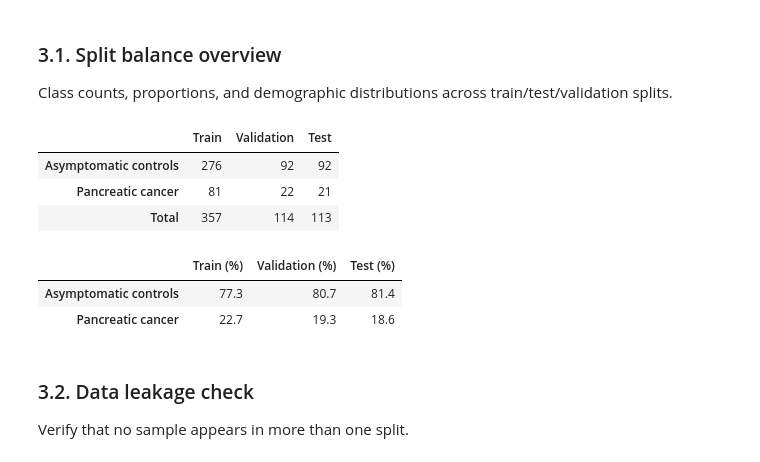
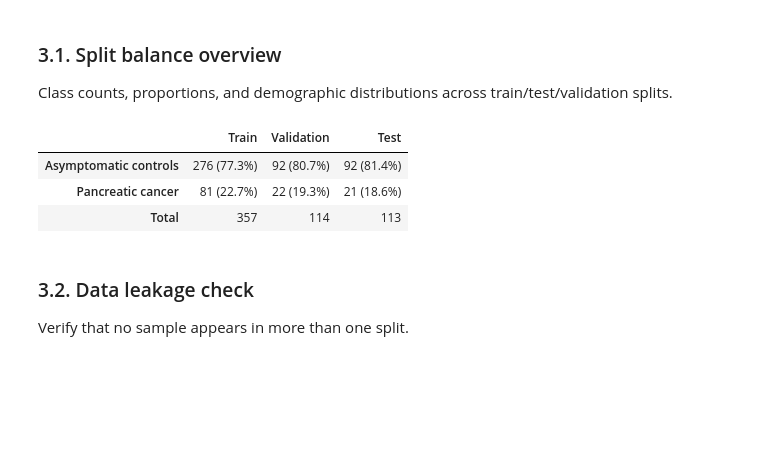
Before and after one commit to kasiaOsowska/pancreatic_canacer_dataset_analysis, a Jupyter notebook: 1_data_preparation.ipynb, the cells around one changed output. Drawn from its saved outputs; the diff is of its cells as text; code cells hidden in the pictures; blank space fills up the shorter version.

```diff
--- a/best_results.ipynb
+++ b/1_data_preparation.ipynb
@@ -201,39 +217,41 @@ Class counts, proportions, and demographic distributions across train/test/valid
 # %%
 split_summary = pd.DataFrame({
     'Train': y_train.value_counts().sort_index(),
     'Validation': y_valid.value_counts().sort_index(),
     'Test': y_test.value_counts().sort_index(),
 })
 split_summary.index = [le.inverse_transform([i])[0] for i in split_summary.index]
-split_summary.loc['Total'] = split_summary.sum()
-display(split_summary)
 
-# Class proportions per split
 split_pct = pd.DataFrame({
     'Train (%)': y_train.value_counts(normalize=True).sort_index() * 100,
     'Validation (%)': y_valid.value_counts(normalize=True).sort_index() * 100,
     'Test (%)': y_test.value_counts(normalize=True).sort_index() * 100,
 })
-split_pct.index = [le.inverse_transform([i])[0] for i in split_pct.index]
-display(split_pct.round(1))
+split_pct.index = split_summary.index
+combined = pd.DataFrame({
+    'Train': split_summary['Train'].astype(str) + ' (' + split_pct['Train (%)'].round(1).astype(str) + '%)',
+    'Validation': split_summary['Validation'].astype(str) + ' (' + split_pct['Validation (%)'].round(1).astype(str) + '%)',
+    'Test': split_summary['Test'].astype(str) + ' (' + split_pct['Test (%)'].round(1).astype(str) + '%)',
+})
 
-from utilz.helpers import plot_split_balance
+totals = split_summary.sum()
+combined.loc['Total'] = [str(totals['Train']), str(totals['Validation']), str(totals['Test'])]
+
+display(combined)
+
 stage_col = ds.meta['Stage'].copy()
 stage_col = stage_col.replace({'I': 'I-II', 'II': 'I-II'})
 
 plot_split_balance({
     'Train': (y_train, ds.sex.loc[X_train.index], ds.age.loc[X_train.index], ds.meta["Stage"].loc[X_train.index].replace({'I': 'I-II', 'II': 'I-II'})),
     'Test':  (y_test,  ds.sex.loc[X_test.index],  ds.age.loc[X_test.index],  ds.meta["Stage"].loc[X_test.index].replace({'I': 'I-II', 'II': 'I-II'})),
     'Valid': (y_valid, ds.sex.loc[X_valid.index], ds.age.loc[X_valid.index], ds.meta["Stage"].loc[X_valid.index].replace({'I': 'I-II', 'II': 'I-II'})),
 })
 # %% [output]
 |  | Train | Validation | Test |
-| Asymptomatic controls | 276 | 92 | 92 |
-| Pancreatic cancer | 81 | 22 | 21 |
+| Asymptomatic controls | 276 (77.3%) | 92 (80.7%) | 92 (81.4%) |
+| Pancreatic cancer | 81 (22.7%) | 22 (19.3%) | 21 (18.6%) |
 | Total | 357 | 114 | 113 |
-|  | Train (%) | Validation (%) | Test (%) |
-| Asymptomatic controls | 77.3 | 80.7 | 81.4 |
-| Pancreatic cancer | 22.7 | 19.3 | 18.6 |
 # %% [markdown]
 ### 3.2. Data leakage check
 
```
Also changed, not shown: parts of 29 cells of this notebook, 37 other files.
